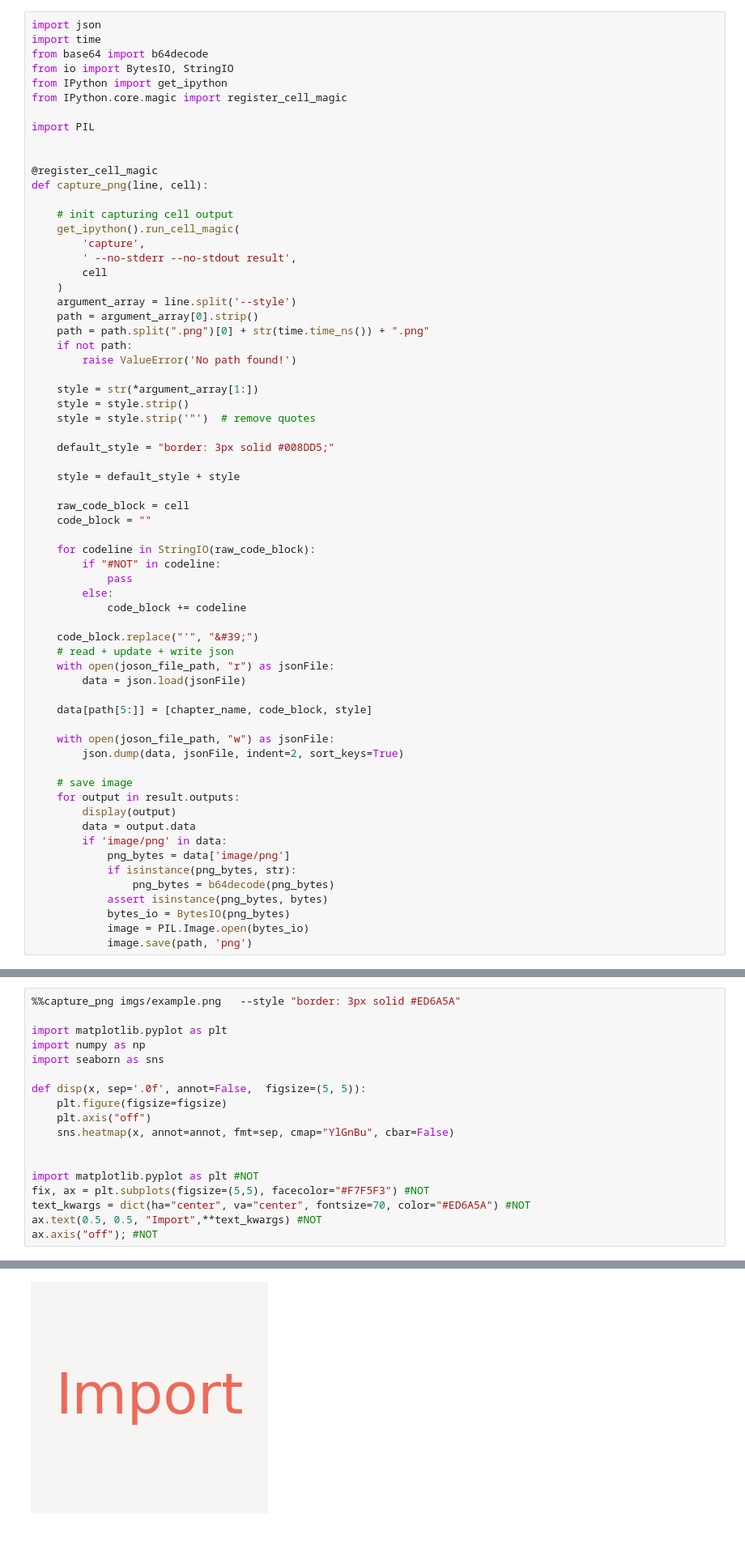
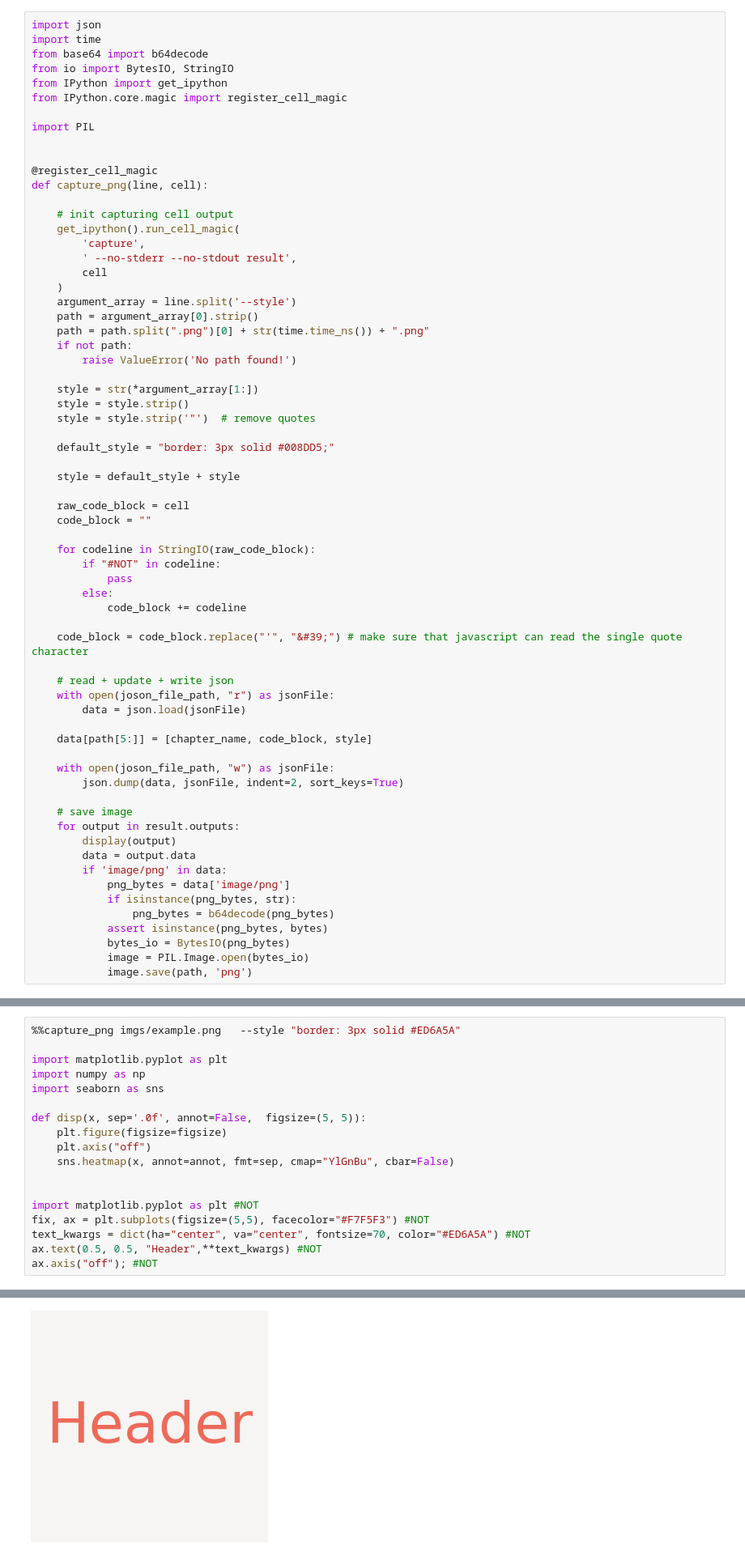
Before and after one commit to kolibril13/plywood-gallery, a Jupyter notebook: gallery.ipynb, the cells around one changed output, grey strips where cells are left out. Shown: that part at 81% size. Drawn from its saved outputs; the diff is of its cells as text.

Commit message:
fix quote issue

```diff
--- a/gallery.ipynb
+++ b/gallery.ipynb
@@ -41,7 +41,8 @@ def capture_png(line, cell):
         else:
             code_block += codeline
 
-    code_block.replace("'", "&#39;")
+    code_block = code_block.replace("'", "&#39;") # make sure that javascript can read the single quote character
+
     # read + update + write json
     with open(joson_file_path, "r") as jsonFile:
         data = json.load(jsonFile)
@@ -72,23 +73,23 @@ chapter_name = "2D Arrays"
 # %%
 %%capture_png imgs/example.png   --style "border: 3px solid #ED6A5A"
 
 import matplotlib.pyplot as plt
 import numpy as np
 import seaborn as sns
 
 def disp(x, sep='.0f', annot=False,  figsize=(5, 5)):
     plt.figure(figsize=figsize)
     plt.axis("off")
     sns.heatmap(x, annot=annot, fmt=sep, cmap="YlGnBu", cbar=False)
 
 
 import matplotlib.pyplot as plt #NOT
 fix, ax = plt.subplots(figsize=(5,5), facecolor="#F7F5F3") #NOT
 text_kwargs = dict(ha="center", va="center", fontsize=70, color="#ED6A5A") #NOT
-ax.text(0.5, 0.5, "Import",**text_kwargs) #NOT
+ax.text(0.5, 0.5, "Header",**text_kwargs) #NOT
 ax.axis("off"); #NOT
 # %% [output]
 (0.0, 1.0, 0.0, 1.0)
-[figure, old version]
+[figure, new version]
 # %%
 %%capture_png imgs/example.png
```
Also changed, not shown: parts of 7 cells of this notebook, 21 other files.
